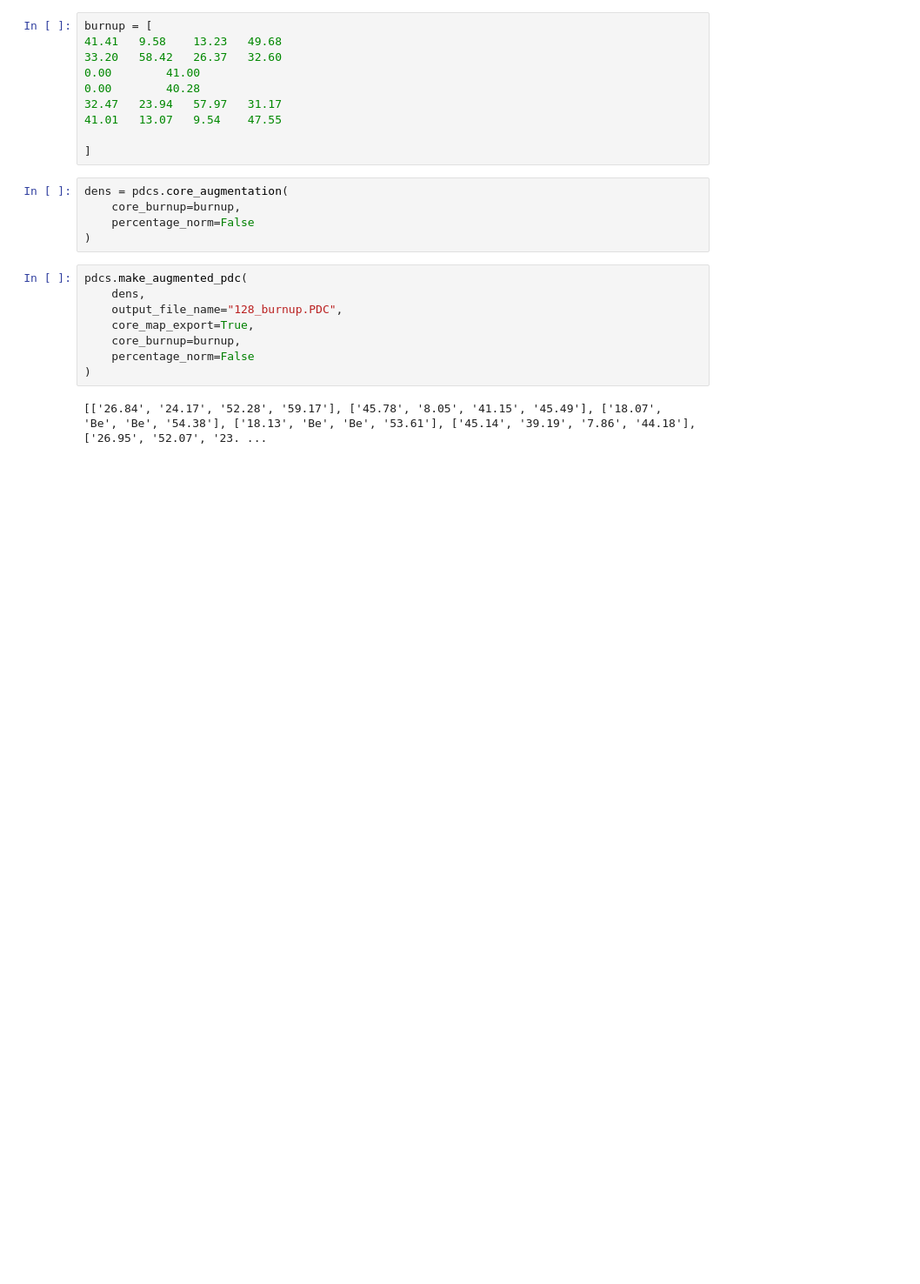
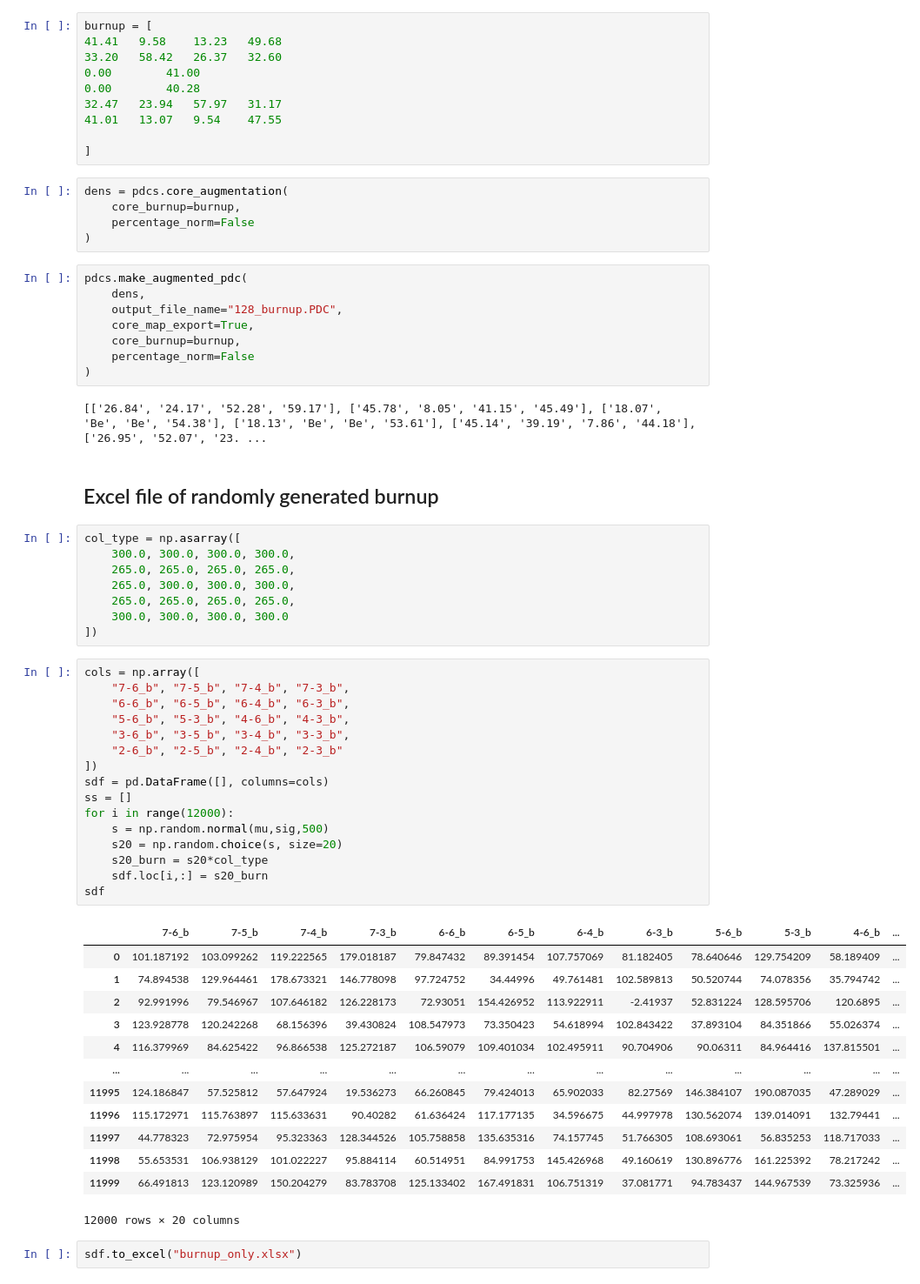
Before and after one commit to mrzlkaaa/core_ununiformity, a Jupyter notebook: main/PDC_file_augmentation.ipynb, the cells around one changed output. Shown at 87% size. Drawn from its saved outputs; the diff is of its cells as text; blank space fills up the shorter version.

```diff
--- a/main/PDC_file_augmentation.ipynb
+++ b/main/PDC_file_augmentation.ipynb
@@ -157,3 +215,45 @@ pdcs.make_augmented_pdc(
 )
 # %% [output]
 [['26.84', '24.17', '52.28', '59.17'], ['45.78', '8.05', '41.15', '45.49'], ['18.07', 'Be', 'Be', '54.38'], ['18.13', 'Be', 'Be', '53.61'], ['45.14', '39.19', '7.86', '44.18'], ['26.95', '52.07', '23. ...
+# %% [markdown]
+## Excel file of randomly generated burnup
+# %%
+col_type = np.asarray([
+    300.0, 300.0, 300.0, 300.0,
+    265.0, 265.0, 265.0, 265.0,
+    265.0, 300.0, 300.0, 300.0,
+    265.0, 265.0, 265.0, 265.0,
+    300.0, 300.0, 300.0, 300.0
+])
+# %%
+cols = np.array([
+    "7-6_b", "7-5_b", "7-4_b", "7-3_b",
+    "6-6_b", "6-5_b", "6-4_b", "6-3_b",
+    "5-6_b", "5-3_b", "4-6_b", "4-3_b",
+    "3-6_b", "3-5_b", "3-4_b", "3-3_b",
+    "2-6_b", "2-5_b", "2-4_b", "2-3_b"
+])
+sdf = pd.DataFrame([], columns=cols)
+ss = []
+for i in range(12000):
+    s = np.random.normal(mu,sig,500)
+    s20 = np.random.choice(s, size=20)
+    s20_burn = s20*col_type
+    sdf.loc[i,:] = s20_burn
+sdf
+# %% [output]
+|  | 7-6_b | 7-5_b | 7-4_b | 7-3_b | 6-6_b | 6-5_b | 6-4_b | 6-3_b | 5-6_b | 5-3_b | 4-6_b | ... |
+| 0 | 101.187192 | 103.099262 | 119.222565 | 179.018187 | 79.847432 | 89.391454 | 107.757069 | 81.182405 | 78.640646 | 129.754209 | 58.189409 | ... |
+| 1 | 74.894538 | 129.964461 | 178.673321 | 146.778098 | 97.724752 | 34.44996 | 49.761481 | 102.589813 | 50.520744 | 74.078356 | 35.794742 | ... |
+| 2 | 92.991996 | 79.546967 | 107.646182 | 126.228173 | 72.93051 | 154.426952 | 113.922911 | -2.41937 | 52.831224 | 128.595706 | 120.6895 | ... |
+| 3 | 123.928778 | 120.242268 | 68.156396 | 39.430824 | 108.547973 | 73.350423 | 54.618994 | 102.843422 | 37.893104 | 84.351866 | 55.026374 | ... |
+| 4 | 116.379969 | 84.625422 | 96.866538 | 125.272187 | 106.59079 | 109.401034 | 102.495911 | 90.704906 | 90.06311 | 84.964416 | 137.815501 | ... |
+| ... | ... | ... | ... | ... | ... | ... | ... | ... | ... | ... | ... | ... |
+| 11995 | 124.186847 | 57.525812 | 57.647924 | 19.536273 | 66.260845 | 79.424013 | 65.902033 | 82.27569 | 146.384107 | 190.087035 | 47.289029 | ... |
+| 11996 | 115.172971 | 115.763897 | 115.633631 | 90.40282 | 61.636424 | 117.177135 | 34.596675 | 44.997978 | 130.562074 | 139.014091 | 132.79441 | ... |
+| 11997 | 44.778323 | 72.975954 | 95.323363 | 128.344526 | 105.758858 | 135.635316 | 74.157745 | 51.766305 | 108.693061 | 56.835253 | 118.717033 | ... |
+| 11998 | 55.653531 | 106.938129 | 101.022227 | 95.884114 | 60.514951 | 84.991753 | 145.426968 | 49.160619 | 130.896776 | 161.225392 | 78.217242 | ... |
+| 11999 | 66.491813 | 123.120989 | 150.204279 | 83.783708 | 125.133402 | 167.491831 | 106.751319 | 37.081771 | 94.783437 | 144.967539 | 73.325936 | ... |
+12000 rows × 20 columns
+# %%
+sdf.to_excel("burnup_only.xlsx")
```
Also changed, not shown: parts of 4 cells of this notebook, 49 other files.
